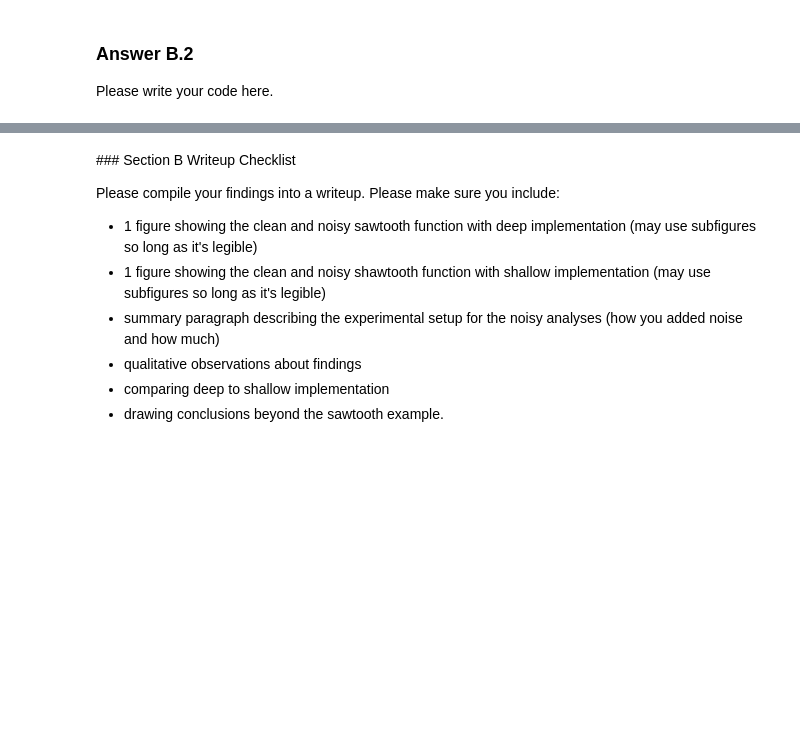
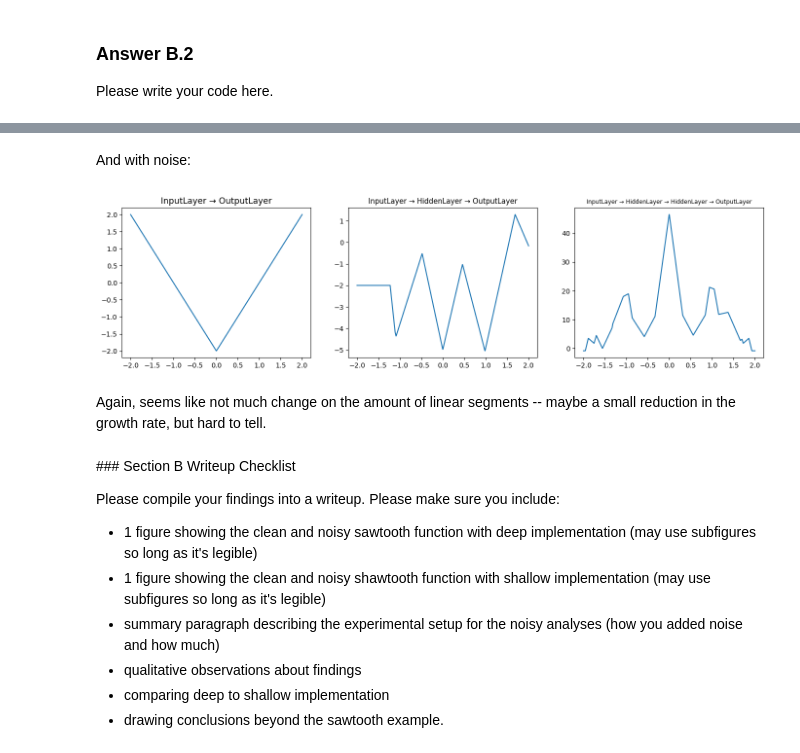
Before and after one commit to JDS289/-DNNs, a Jupyter notebook: renameEventuallyB.ipynb, the cells around one changed output, grey strips where cells are left out. Cells and saved outputs as stored; diff of their text form; code cells hidden in the pictures; blank space fills up the shorter version.

```diff
--- a/renameEventuallyB.ipynb
+++ b/renameEventuallyB.ipynb
@@ -201,26 +193,34 @@ Please write your code here.
 # %%
 def sawtooth_input_layer_wide():
-  layer = Linear(1, 4, bias=True)
+  layer = Linear(1, 4, bias=False)
   with torch.no_grad():
-    layer.weight.data = torch.Tensor([[2], [-2], [0], [0]])
-    layer.bias.data = torch.Tensor([0, 0, 16, 0])
+    layer.weight.data = torch.Tensor([[1], [0], [-1], [0]])
   return layer
 
 def sawtooth_middle_layer_wide():
   layer = Linear(4, 4)
   with torch.no_grad():
-    layer.weight.data = torch.Tensor([[-4, -4, 4, 4], [4, 4, -4, -4], [8, 8, -8, -8], [-8, -8, 8, 8]])
-    layer.bias.data = torch.Tensor([-56, 56, 120, -104])
+    layer.weight.data = torch.Tensor([[-4, 4, -4, 4], [-8, 8, -8, 8], [-8, 8, -8, 8], [-8, 8, -8, 8]])
+    layer.bias.data = torch.Tensor([8, 12, 8, 4])
+  return layer
+
+def noisy_sawtooth_middle_layer_wide(noise_level = 0.4):
+  # I've doubled the default noise level, because the (mean) values of the parameters are higher in magnitude than for the thin model
+  layer = Linear(4, 4)
+  with torch.no_grad():
+    layer.weight.data = torch.Tensor([[-4, 4, -4, 4], [-8, 8, -8, 8], [-8, 8, -8, 8], [-8, 8, -8, 8]]) + torch.empty(4, 4).normal_(0, noise_level*2)  # Gaussian noise with
+    layer.bias.data = torch.Tensor([8, 12, 8, 4]) + torch.empty(4).normal_(0, noise_level*2)                                                          # StdDev = 2*noise_level
   return layer
 
 def sawtooth_output_layer_wide():
   layer = Linear(4, 1)
   with torch.no_grad():
-    layer.weight.data = torch.Tensor([[-1, -1, 1, 1]])
-    layer.bias.data = torch.Tensor([-14])
+    layer.weight.data = torch.Tensor([[2, -2, 2, -2]])
+    layer.bias.data = torch.Tensor([-2])
   return layer
 
-def get_sawtooth_network_wide(num_hidden_layers=3, ):
+
+def get_sawtooth_network_wide(num_hidden_layers=3, middle_layer=sawtooth_middle_layer_wide):
   blocks = []
   if num_hidden_layers < 0:
     raise ValueError('Number of hidden layers must be non-negative')
@@ -231,7 +231,7 @@ def get_sawtooth_network_wide(num_hidden_layers=3, ):
       if l==0:
         blocks.append(sawtooth_input_layer_wide())
       else:
-        blocks.append(sawtooth_middle_layer_wide())
+        blocks.append(middle_layer())
       blocks.append(ReLU())
     blocks.append(sawtooth_output_layer_wide())
   return Sequential(*blocks)
@@ -287,3 +249,18 @@ for i in range(4):
+# %% [markdown]
+And with noise:
+# %%
+fig, axs = plt.subplots(ncols=3, figsize=(17, 4))
+
+x = torch.linspace(-2,2,1000)[:, None]
+
+for i in range(3):
+    model = get_sawtooth_network_wide(i+1, middle_layer=noisy_sawtooth_middle_layer_wide)
+    axs[i].plot(x, model(x).detach())
+    axs[i].set_title(" → ".join(["InputLayer"]+["HiddenLayer"]*i+["OutputLayer"]), fontsize=12.5-2*i)
+# %% [output]
+[figure, added]
+# %% [markdown]
+Again, seems like not much change on the amount of linear segments -- maybe a small reduction in the growth rate, but hard to tell.
 # %% [markdown]
 ### Section B Writeup Checklist
 
```
Also changed, not shown: parts of 9 cells of this notebook.
